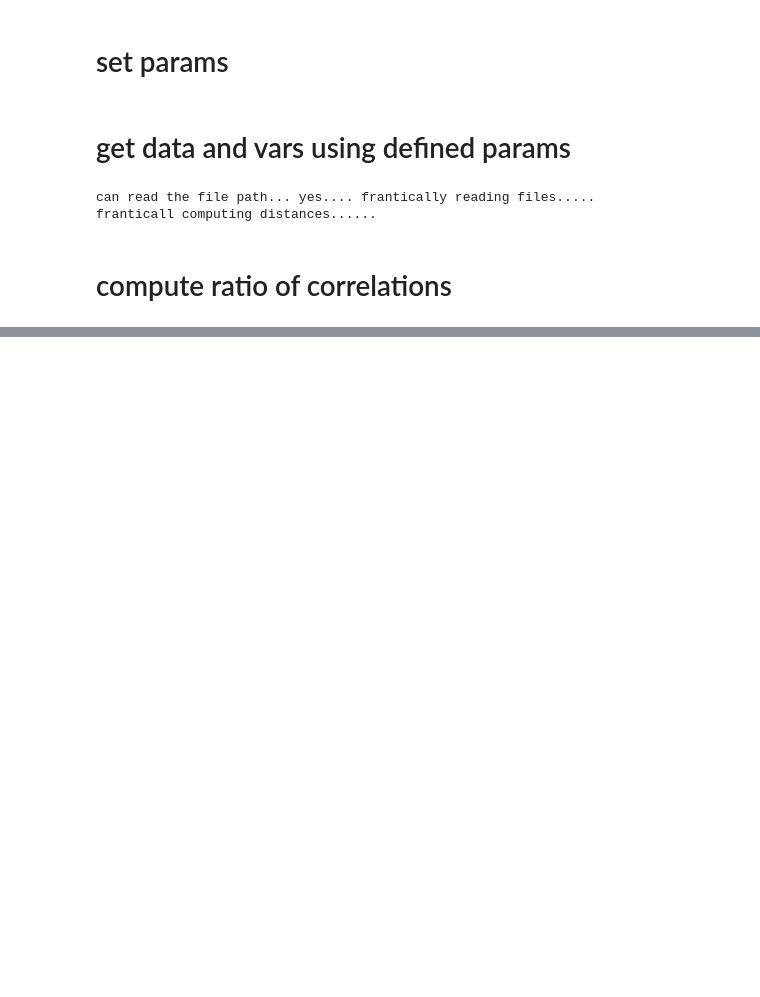
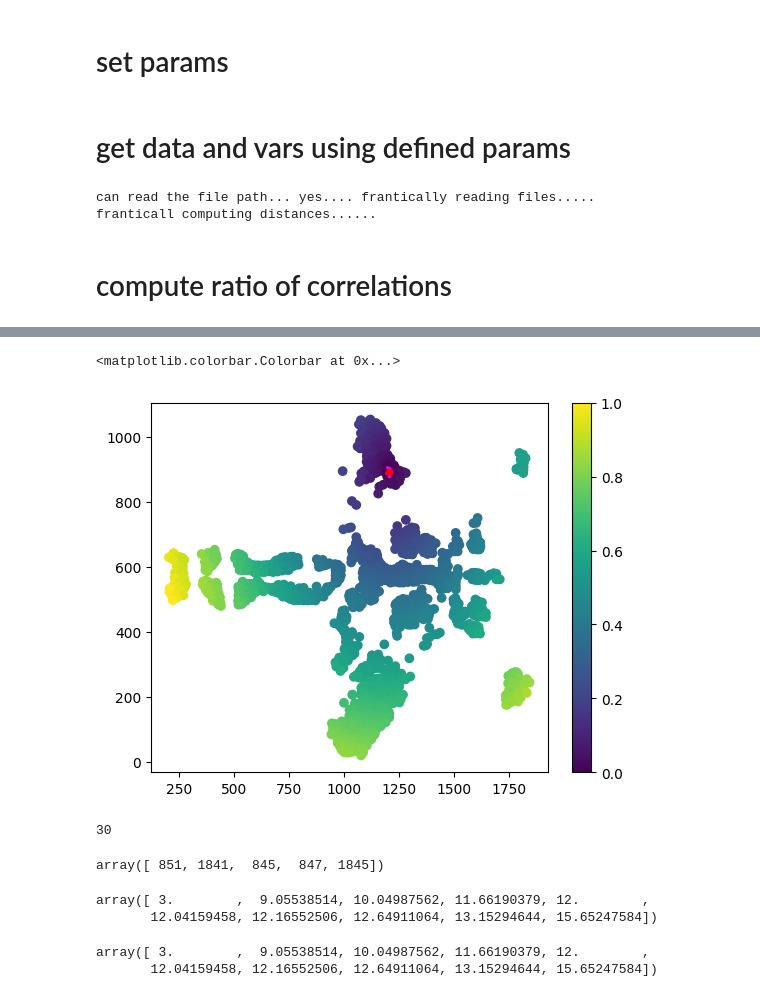
Before and after one commit to duutabib/local-gaucamole, a Jupyter notebook: notebooks/robustSigs/zebrafish_interactive_poorly_sensing.ipynb, the cells around one changed output, grey strips where cells are left out. Drawn from its saved outputs; the diff is of its cells as text; code cells hidden in the pictures; blank space fills up the shorter version.

```diff
--- a/notebooks/robustSigs/zebrafish_interactive_poorly_sensing.ipynb
+++ b/notebooks/robustSigs/zebrafish_interactive_poorly_sensing.ipynb
@@ -342,0 +600,14 @@ dSlike = np.empty_like(dS)
+# %%
+# need to check this function.
+def compute_radial_scale_for_n_nbrs(ds, num_rois, neigh_pop):
+    """Return mean radial scale for number of rois used."""
+    max_dists = np.empty(num_rois, dtype=float)
+    for roi_idx in range(num_rois):
+        dists = find_n_nearest_nbrs_dist(ds=ds, roi_idx=roi_idx, n=neigh_pop)
+        max_dists[roi_idx] =  dists.max()
+
+    radial_scale = max_dists.sum()/ num_rois
+
+    return radial_scale, max_dists
+# %%
+radial_scale0, max_dists = compute_radial_scale_for_n_nbrs(ds=dS, num_rois=2000, neigh_pop=10)
@@ -342,0 +623,16 @@ dSlike = np.empty_like(dS)
+# %%
+ind_choice = random.choice(np.arange(len(x)))
+five_nearest_neigh_ind_choice = find_n_nearest_nbrs(dS, ind_choice, 10)
+
+plt.scatter(x, y, c=max_dists, s=1)
+plt.scatter(x, y, c=dS[ind_choice])
+plt.scatter(x[five_nearest_neigh_ind_choice], y[five_nearest_neigh_ind_choice], c='magenta', s=1)
+plt.scatter(x[ind_choice], y[ind_choice], color='r', s=20)
+plt.colorbar()
+# %% [output]
+<matplotlib.colorbar.Colorbar at 0x...>
+[figure, added]
+# %%
+ind_choice
+# %% [output]
+30
@@ -342,0 +641,14 @@ dSlike = np.empty_like(dS)
+# %%
+five_nearest_neigh_ind_choice
+# %% [output]
+array([ 851, 1841,  845,  847, 1845])
+# %%
+find_nearest_nbrs_dist(dS, ind_choice, 10)
+# %% [output]
+array([ 3.        ,  9.05538514, 10.04987562, 11.66190379, 12.        ,
+       12.04159458, 12.16552506, 12.64911064, 13.15294644, 15.65247584])
+# %%
+dS[ind_choice][dS[ind_choice].argsort()][1:10+1]
+# %% [output]
+array([ 3.        ,  9.05538514, 10.04987562, 11.66190379, 12.        ,
+       12.04159458, 12.16552506, 12.64911064, 13.15294644, 15.65247584])
```
Also changed, not shown: parts of 42 cells of this notebook.
